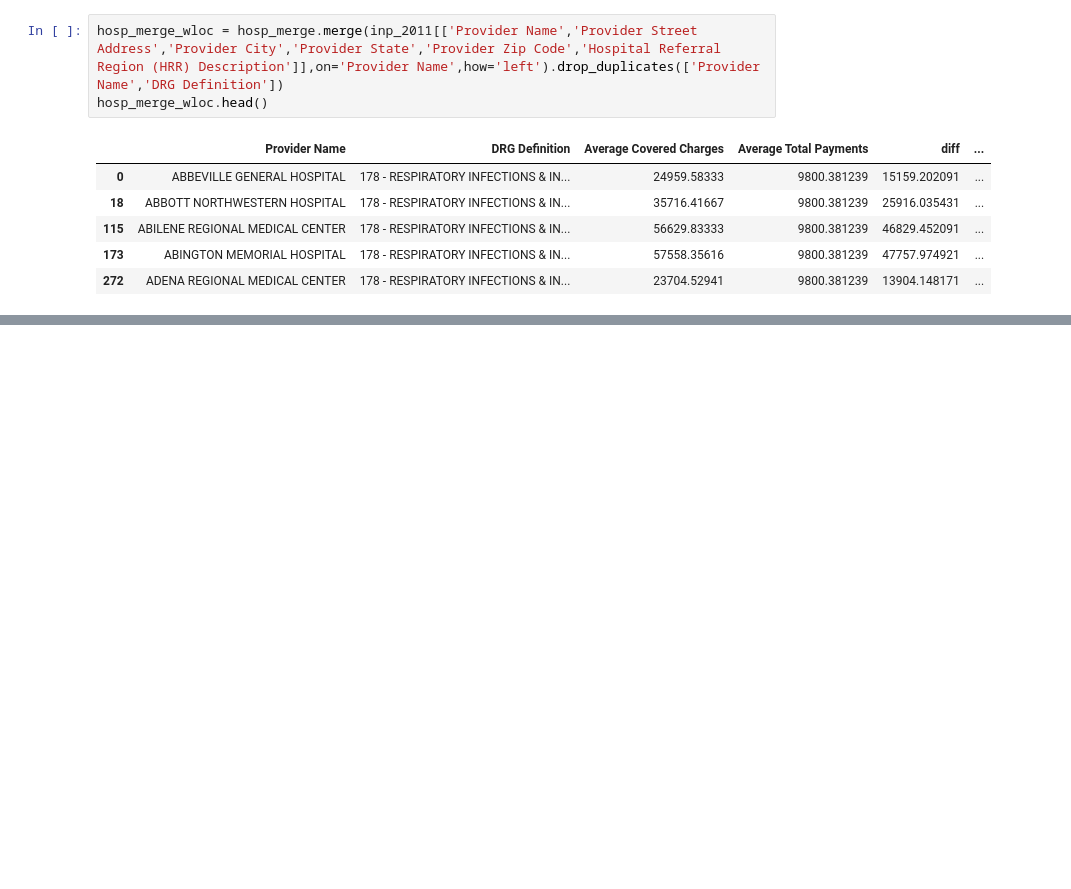
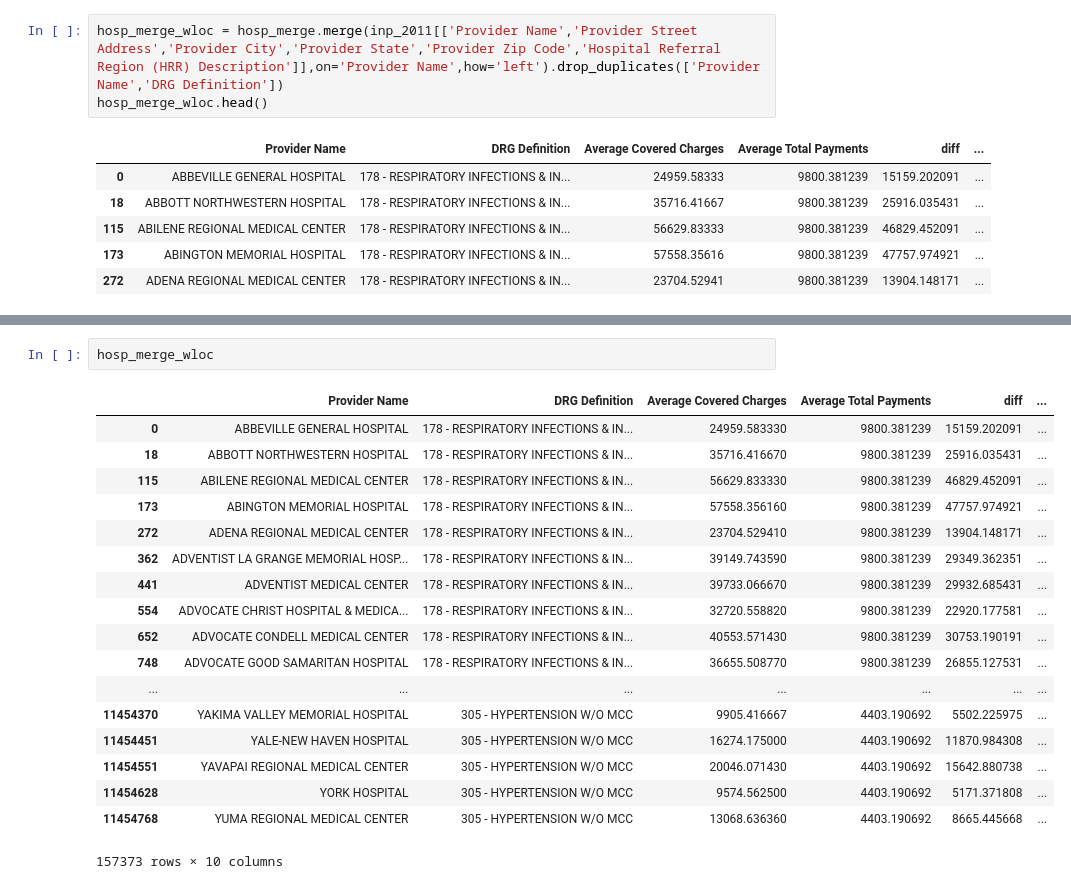
Before and after one commit to DataAndDeadlifts/CMS_Projects, a Jupyter notebook: 2018-07-26 Inpatient Investigation.ipynb, the cells around one changed output, grey strips where cells are left out. Saved outputs shown, nothing was run; the diff lists cells and outputs as text; blank space fills up the shorter version.

```diff
--- a/2018-07-26 Inpatient Investigation.ipynb
+++ b/2018-07-26 Inpatient Investigation.ipynb
@@ -298,0 +316,21 @@ dtype: float64
+# %%
+hosp_merge_wloc
+# %% [output]
+|  | Provider Name | DRG Definition | Average Covered Charges | Average Total Payments | diff | ... |
+| 0 | ABBEVILLE GENERAL HOSPITAL | 178 - RESPIRATORY INFECTIONS & IN... | 24959.583330 | 9800.381239 | 15159.202091 | ... |
+| 18 | ABBOTT NORTHWESTERN HOSPITAL | 178 - RESPIRATORY INFECTIONS & IN... | 35716.416670 | 9800.381239 | 25916.035431 | ... |
+| 115 | ABILENE REGIONAL MEDICAL CENTER | 178 - RESPIRATORY INFECTIONS & IN... | 56629.833330 | 9800.381239 | 46829.452091 | ... |
+| 173 | ABINGTON MEMORIAL HOSPITAL | 178 - RESPIRATORY INFECTIONS & IN... | 57558.356160 | 9800.381239 | 47757.974921 | ... |
+| 272 | ADENA REGIONAL MEDICAL CENTER | 178 - RESPIRATORY INFECTIONS & IN... | 23704.529410 | 9800.381239 | 13904.148171 | ... |
+| 362 | ADVENTIST LA GRANGE MEMORIAL HOSP... | 178 - RESPIRATORY INFECTIONS & IN... | 39149.743590 | 9800.381239 | 29349.362351 | ... |
+| 441 | ADVENTIST MEDICAL CENTER | 178 - RESPIRATORY INFECTIONS & IN... | 39733.066670 | 9800.381239 | 29932.685431 | ... |
+| 554 | ADVOCATE CHRIST HOSPITAL & MEDICA... | 178 - RESPIRATORY INFECTIONS & IN... | 32720.558820 | 9800.381239 | 22920.177581 | ... |
+| 652 | ADVOCATE CONDELL MEDICAL CENTER | 178 - RESPIRATORY INFECTIONS & IN... | 40553.571430 | 9800.381239 | 30753.190191 | ... |
+| 748 | ADVOCATE GOOD SAMARITAN HOSPITAL | 178 - RESPIRATORY INFECTIONS & IN... | 36655.508770 | 9800.381239 | 26855.127531 | ... |
+| ... | ... | ... | ... | ... | ... | ... |
+| 11454370 | YAKIMA VALLEY MEMORIAL HOSPITAL | 305 - HYPERTENSION W/O MCC | 9905.416667 | 4403.190692 | 5502.225975 | ... |
+| 11454451 | YALE-NEW HAVEN HOSPITAL | 305 - HYPERTENSION W/O MCC | 16274.175000 | 4403.190692 | 11870.984308 | ... |
+| 11454551 | YAVAPAI REGIONAL MEDICAL CENTER | 305 - HYPERTENSION W/O MCC | 20046.071430 | 4403.190692 | 15642.880738 | ... |
+| 11454628 | YORK HOSPITAL | 305 - HYPERTENSION W/O MCC | 9574.562500 | 4403.190692 | 5171.371808 | ... |
+| 11454768 | YUMA REGIONAL MEDICAL CENTER | 305 - HYPERTENSION W/O MCC | 13068.636360 | 4403.190692 | 8665.445668 | ... |
+157373 rows × 10 columns
```
Also changed, not shown: parts of 6 cells of this notebook.
